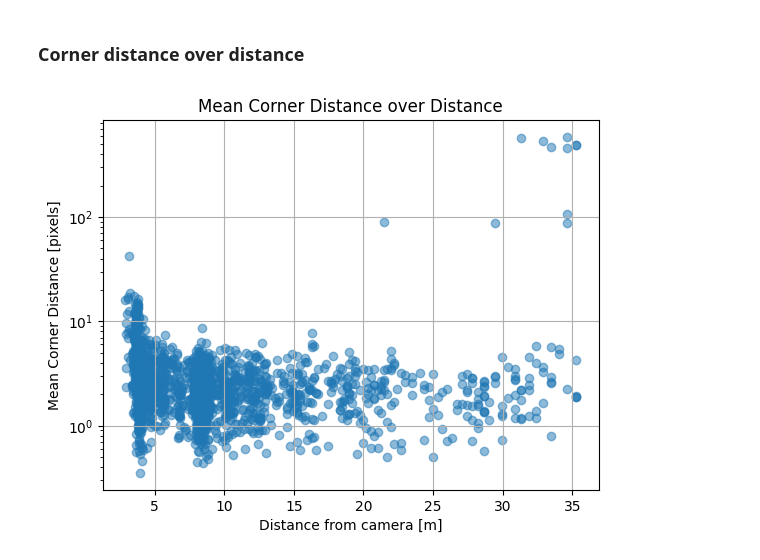
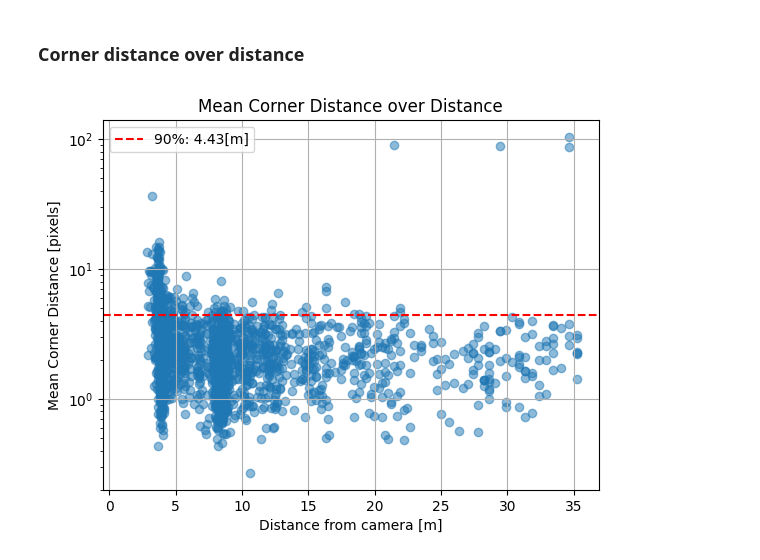
Before and after one commit to vitaondr/YOLOv5-6D-Pose-fork, a Jupyter notebook: plots.ipynb, the cells around one changed output. Drawn from its saved outputs; the diff is of its cells as text; code cells hidden in the pictures.

Commit message:
updated plots and test real on real is done

```diff
--- a/plots.ipynb
+++ b/plots.ipynb
@@ -6,7 +14,7 @@ import matplotlib.pyplot as plt
 
 
 # Read CSV files from the directory
-csv_path = 'runs/test/exp/'
+csv_path = 'runs/test/exp3/'
 results = 'test_results.csv'
 summary = 'test_summary.csv'
 
@@ -93,11 +126,22 @@ plt.show()
 ### Corner distance over distance
 # %%
 plt.scatter(df_results['distance_gt'], df_results['mean_corner_dist'], alpha=0.5)
+
+# Calculate the 90th percentile of the translation distance
+percentile_90 = df_results['mean_corner_dist'].quantile(0.9)
+
+# Add a horizontal line at the 90th percentile
+plt.axhline(y=percentile_90, color='r', linestyle='--', label=f'90%: {percentile_90:.2f}[m]')
+plt.legend()
+
+plt.xlim(-0.5)
 plt.title('Mean Corner Distance over Distance')
 plt.yscale('log')
 plt.xlabel('Distance from camera [m]')
 plt.ylabel('Mean Corner Distance [pixels]')
 plt.grid(True)
 plt.show()
+
+# zkusit to udelat relativne na velikost obrazku, Zapamatovat diameter.
 # %% [output]
-[figure, old version]
+[figure, new version]
```
Also changed, not shown: parts of 16 cells of this notebook, 21 other files.
